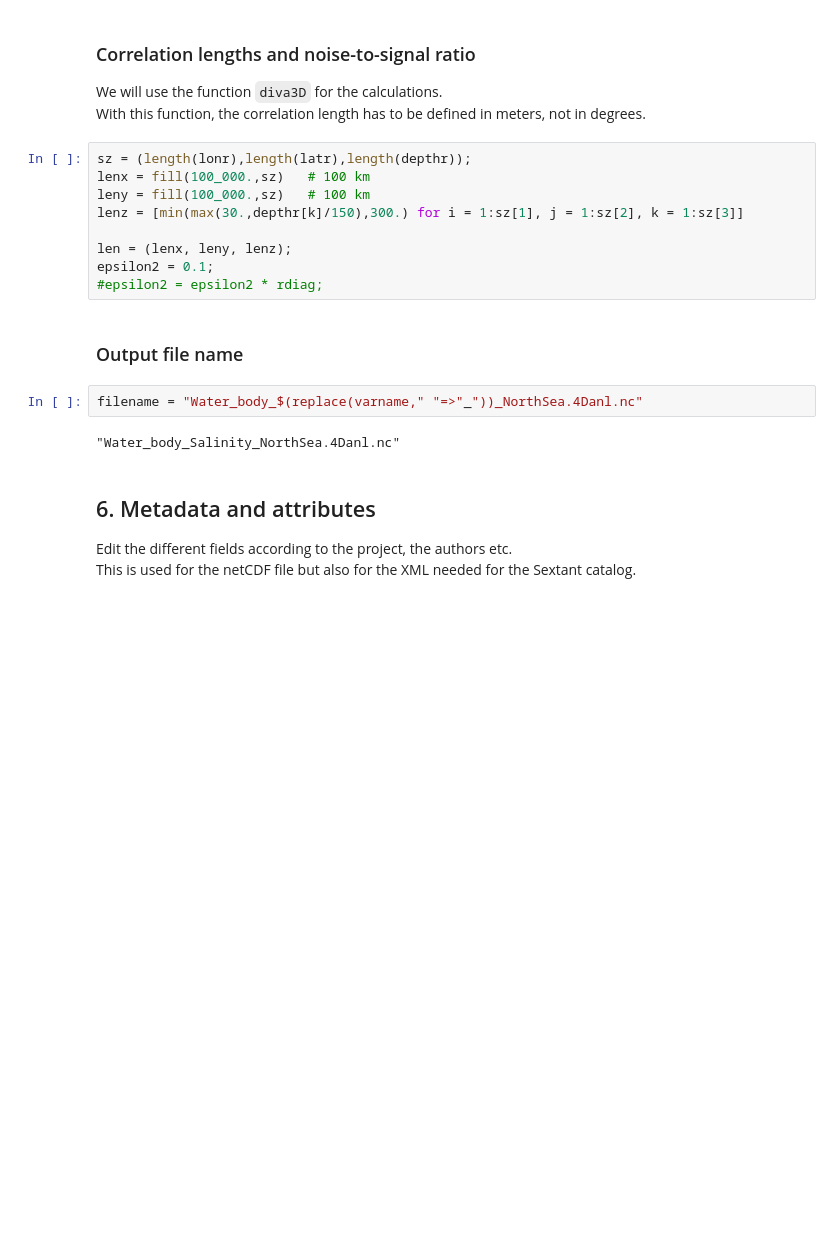
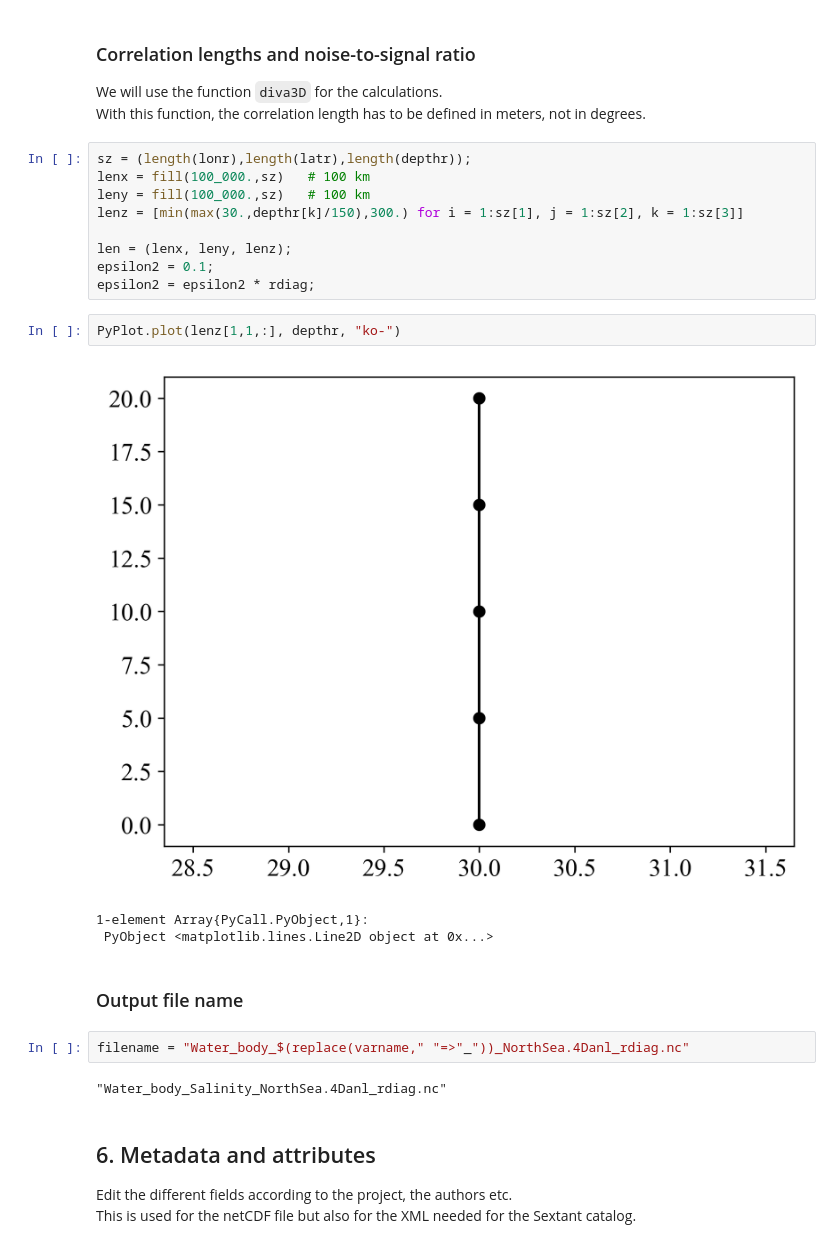
Before and after one commit to gher-uliege/SeaDataCloud, a Jupyter notebook: Julia/Climatologies/NorthSea_climato.ipynb, the cells around one changed output. Drawn from its saved outputs; the diff is of its cells as text; blank space fills up the shorter version.

Commit message:
using rdiag

```diff
--- a/Julia/Climatologies/NorthSea_climato.ipynb
+++ b/Julia/Climatologies/NorthSea_climato.ipynb
@@ -476,13 +470,19 @@ lenz = [min(max(30.,depthr[k]/150),300.) for i = 1:sz[1], j = 1:sz[2], k = 1:sz[
 
 len = (lenx, leny, lenz);
 epsilon2 = 0.1;
-#epsilon2 = epsilon2 * rdiag;
+epsilon2 = epsilon2 * rdiag;
+# %%
+PyPlot.plot(lenz[1,1,:], depthr, "ko-")
+# %% [output]
+[figure, added]
+1-element Array{PyCall.PyObject,1}:
+ PyObject <matplotlib.lines.Line2D object at 0x...>
 # %% [markdown]
 ### Output file name
 # %%
-filename = "Water_body_$(replace(varname," "=>"_"))_NorthSea.4Danl.nc"
+filename = "Water_body_$(replace(varname," "=>"_"))_NorthSea.4Danl_rdiag.nc"
 # %% [output]
-"Water_body_Salinity_NorthSea.4Danl.nc"
+"Water_body_Salinity_NorthSea.4Danl_rdiag.nc"
 # %% [markdown]
 ## 6. Metadata and attributes
 Edit the different fields according to the project, the authors etc.
```
Also changed, not shown: parts of 26 cells of this notebook.
